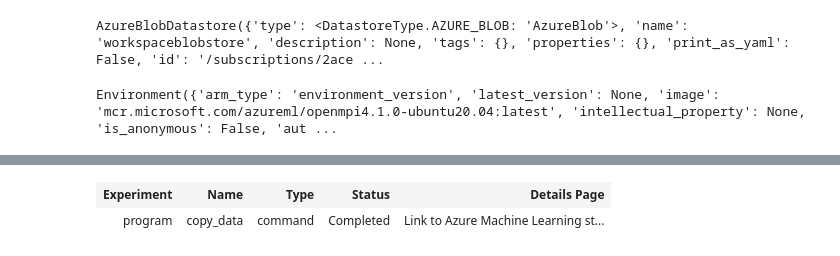
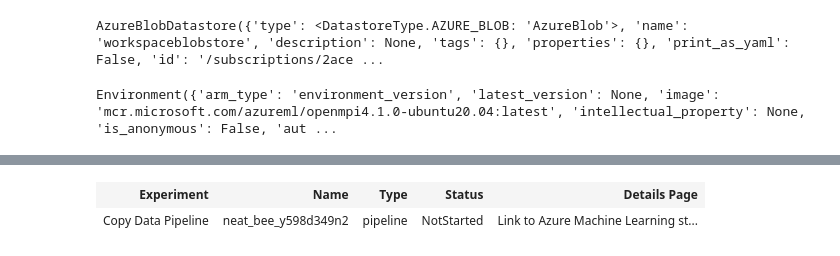
Before and after one commit to agpt8/ml.school, a Jupyter notebook: program/cohort_azure.ipynb, the cells around one changed output, grey strips where cells are left out. Saved outputs shown, nothing was run; the diff lists cells and outputs as text; code cells hidden in the pictures.

Commit message:
use the copy_job in a pipeline
the pipeline completed successfully.

Signed-off-by: Ayush Gupta <ayush.gpt8@gmail.com>

```diff
--- a/program/cohort_azure.ipynb
+++ b/program/cohort_azure.ipynb
@@ -814,7 +710,7 @@ from azure.ai.ml.constants import AssetTypes, InputOutputModes
 # As an example, we set the input path to a file on a public blob container
 # As an example, we set the output path to a folder in the default datastore
 # ==============================================================
-input_path = data_asset.id
+input_path = data_asset.path
 # when defining output path, you can use your own path but it has to come after the datastores/workspaceblobstore/paths/ prefix
 output_path = (
     "azureml://datastores/workspaceblobstore/paths/opt/processing/input/penguins.csv"
@@ -873,9 +769,6 @@ copy_job = command(
 
 # Submit the command
 client.jobs.create_or_update(copy_job)
-# %% [output]
-| Experiment | Name | Type | Status | Details Page |
-| program | copy_data | command | Completed | Link to Azure Machine Learning st... |
 # %%
 from azure.ai.ml import Input, command
 from azure.ai.ml.constants import AssetTypes, InputOutputModes
@@ -904,6 +797,24 @@ def move_data_pipeline(source: str):
     move_data_step = move_file_component(src=source)
     print(move_data_step)
     return {"dest": move_data_step.outputs.dest}
+# %%
+from azure.ai.ml.dsl import pipeline
+
+
+@pipeline(name="Copy Data Pipeline", settings=settings)
+def copy_data_pipeline():
+    copy_data_step = copy_job()
+    return {"output_data": copy_data_step.outputs.output_data}
+
+
+pipeline_job = copy_data_pipeline()
+# %%
+client.jobs.create_or_update(
+    pipeline_job, experiment_name="Copy Data Pipeline", compute="serverless"
+)
+# %% [output]
+| Experiment | Name | Type | Status | Details Page |
+| Copy Data Pipeline | neat_bee_y598d349n2 | pipeline | NotStarted | Link to Azure Machine Learning st... |
 # %%
 # Define the source and destination paths
 source_path = data_asset
```
Also changed, not shown: parts of 18 cells of this notebook.
